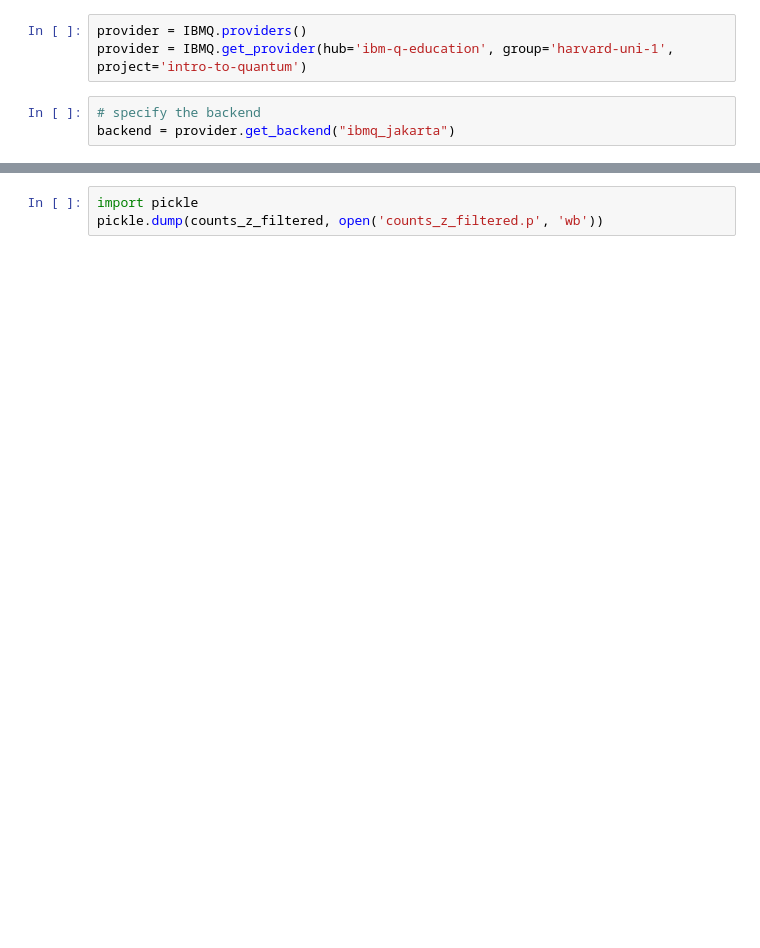
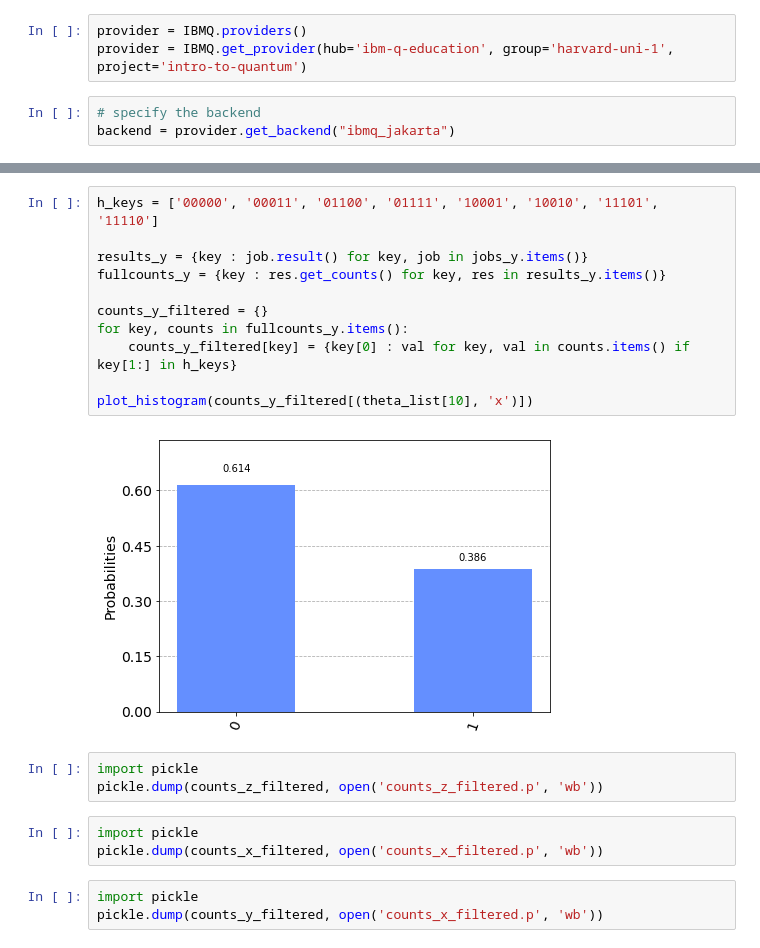
Before and after one commit to SantiagoGiner/Quantum-Repeaters, a Jupyter notebook: real_hardware.ipynb, the cells around one changed output, grey strips where cells are left out. Cells and saved outputs as stored; diff of their text form; blank space fills up the shorter version.

```diff
--- a/real_hardware.ipynb
+++ b/real_hardware.ipynb
@@ -110,6 +163,25 @@ plot_histogram(counts_z_filtered[(theta_list[10], 'x')])
+# %%
+h_keys = ['00000', '00011', '01100', '01111', '10001', '10010', '11101', '11110']
+
+results_y = {key : job.result() for key, job in jobs_y.items()}
+fullcounts_y = {key : res.get_counts() for key, res in results_y.items()}
+
+counts_y_filtered = {}
+for key, counts in fullcounts_y.items():
+    counts_y_filtered[key] = {key[0] : val for key, val in counts.items() if key[1:] in h_keys}
+
+plot_histogram(counts_y_filtered[(theta_list[10], 'x')])
+# %% [output]
+[figure, added]
 # %%
 import pickle
 pickle.dump(counts_z_filtered, open('counts_z_filtered.p', 'wb'))
+# %%
+import pickle
+pickle.dump(counts_x_filtered, open('counts_x_filtered.p', 'wb'))
+# %%
+import pickle
+pickle.dump(counts_y_filtered, open('counts_x_filtered.p', 'wb'))
 # %%
 def reconstruct_state(z_counts, x_counts):
     """
```
Also changed, not shown: parts of 11 cells of this notebook.
